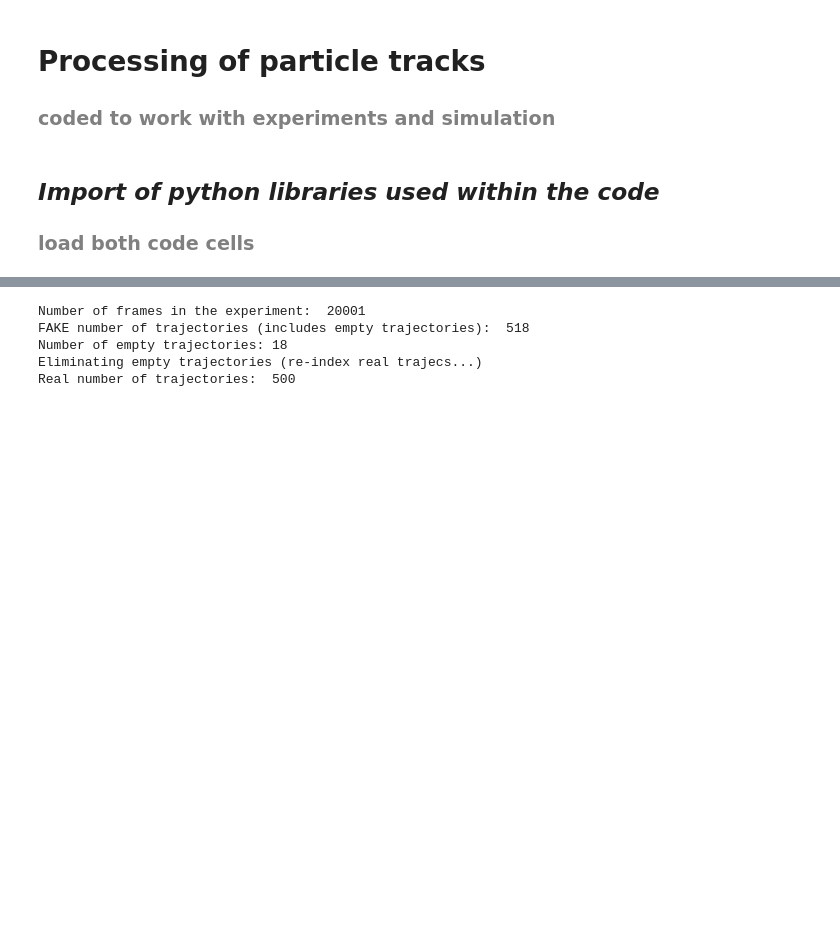
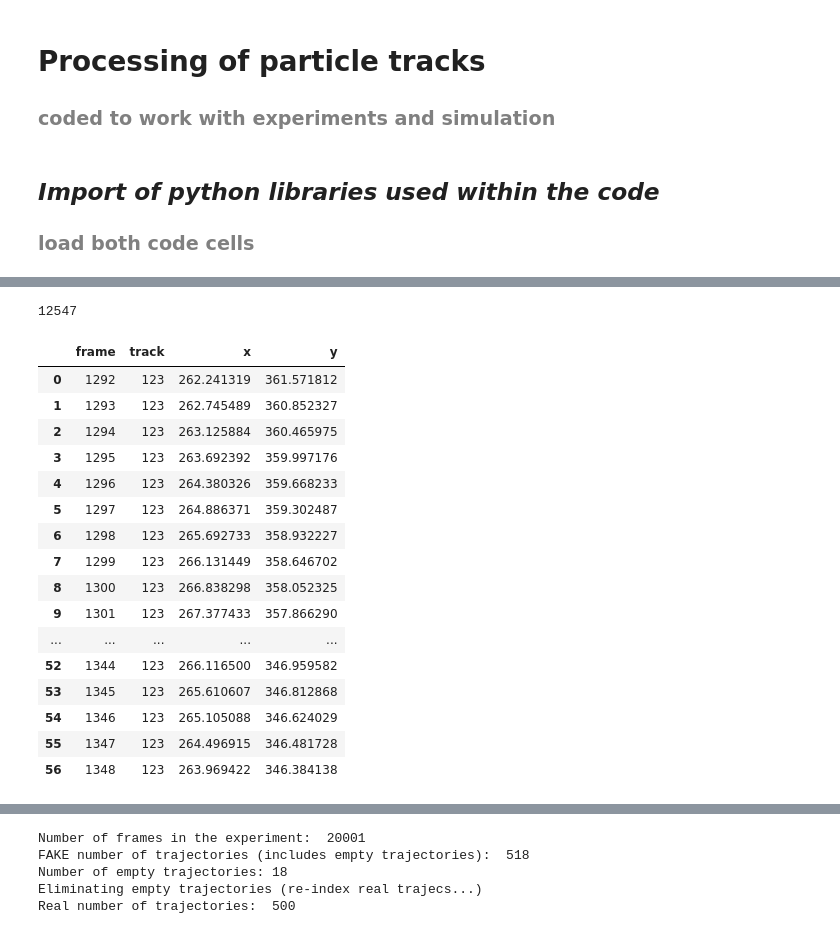
Before and after one commit to fvegar/Tracks, a Jupyter notebook: tracks_processing.ipynb, the cells around one changed output, grey strips where cells are left out. Saved outputs shown, nothing was run; the diff lists cells and outputs as text; code cells hidden in the pictures; blank space fills up the shorter version.

```diff
--- a/tracks_processing.ipynb
+++ b/tracks_processing.ipynb
@@ -80,0 +112,5 @@ tabla = tabla[cols]
+# %%
+for i in range(np.max(tabla.particle)+1):
+    tabla.loc[tabla['particle'] == 0].reset_index(drop=True)
+# %% [output]
+12547
@@ -80,0 +119,24 @@ tabla = tabla[cols]
+# %%
+def track(t_id):
+    t1 = tabla.loc[tabla['track'] == t_id].reset_index(drop=True)
+    return t1
+# %%
+track(123)
+# %% [output]
+|  | frame | track | x | y |
+| 0 | 1292 | 123 | 262.241319 | 361.571812 |
+| 1 | 1293 | 123 | 262.745489 | 360.852327 |
+| 2 | 1294 | 123 | 263.125884 | 360.465975 |
+| 3 | 1295 | 123 | 263.692392 | 359.997176 |
+| 4 | 1296 | 123 | 264.380326 | 359.668233 |
+| 5 | 1297 | 123 | 264.886371 | 359.302487 |
+| 6 | 1298 | 123 | 265.692733 | 358.932227 |
+| 7 | 1299 | 123 | 266.131449 | 358.646702 |
+| 8 | 1300 | 123 | 266.838298 | 358.052325 |
+| 9 | 1301 | 123 | 267.377433 | 357.866290 |
+| ... | ... | ... | ... | ... |
+| 52 | 1344 | 123 | 266.116500 | 346.959582 |
+| 53 | 1345 | 123 | 265.610607 | 346.812868 |
+| 54 | 1346 | 123 | 265.105088 | 346.624029 |
+| 55 | 1347 | 123 | 264.496915 | 346.481728 |
+| 56 | 1348 | 123 | 263.969422 | 346.384138 |
```
Also changed, not shown: parts of 33 cells of this notebook.
